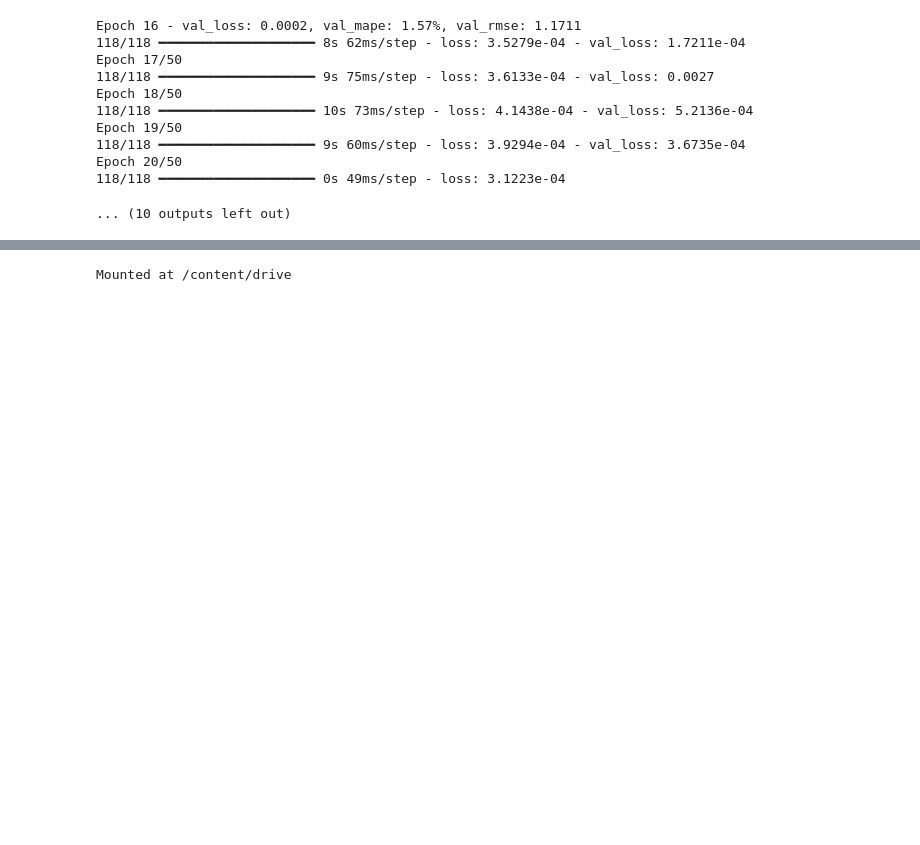
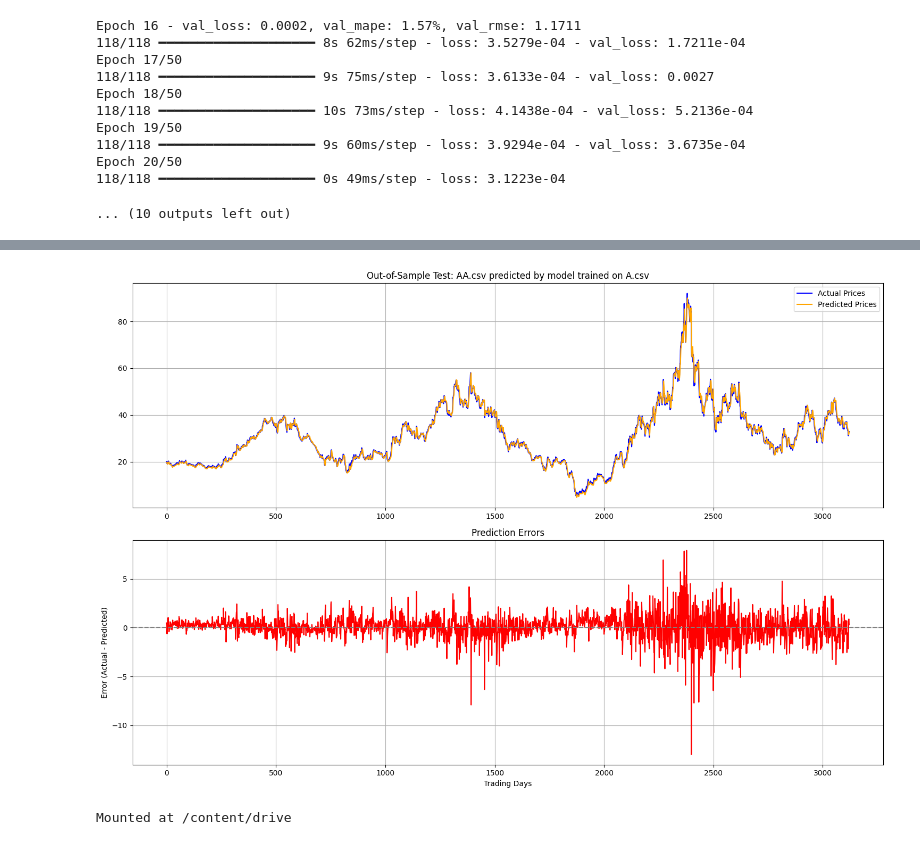
Before and after one commit to Aravindh4404/Trading_Bot, a Jupyter notebook: DIATRY1.ipynb, the cells around one changed output, grey strips where cells are left out. Drawn from its saved outputs; the diff is of its cells as text; code cells hidden in the pictures; blank space fills up the shorter version.

```diff
--- a/DIATRY1.ipynb
+++ b/DIATRY1.ipynb
@@ -729,0 +889,99 @@ Epoch 20/50
+# %%
+base_path = '/content/drive/My Drive/DIA DATASET/'
+train_path = os.path.join(base_path, 'training')
+validation_path = os.path.join(base_path, 'validation')
+test_path = os.path.join(base_path, 'testing')
+
+
+def test_on_different_stock(trained_model_stock, test_stock, base_path, train_path, validation_path, test_path):
+    """
+    Test a model trained on one stock with data from a different stock.
+
+    Parameters:
+    - trained_model_stock: Name of the stock file used for training (e.g., 'A.csv')
+    - test_stock: Name of the new stock file to test on (e.g., 'AAPL.csv')
+    - base_path, train_path, validation_path, test_path: Directory paths
+    """
+    print(f"Testing model trained on {trained_model_stock} with data from {test_stock}")
+
+    # Step 1: Load the trained model
+    model_path = os.path.join(base_path, 'debug_logs', f"{trained_model_stock.split('.')[0]}_*", 'best_model.h5')
+    model_files = glob.glob(model_path)
+
+    if not model_files:
+        print(f"No trained model found for {trained_model_stock}. Please train the model first.")
+        return
+
+    # Load the most recent model
+    model_path = sorted(model_files)[-1]
+    model = load_model(model_path)
+    print(f"Loaded model from {model_path}")
+
+    # Step 2: Load data for the new stock
+    train_df = load_data(os.path.join(train_path, test_stock))
+    val_df = load_data(os.path.join(validation_path, test_stock))
+    test_df = load_data(os.path.join(test_path, test_stock))
+
+    # Print basic info about the new stock
+    print(f"\nNew stock data summary:")
+    print(f"Training data range: {train_df['Date'].min()} to {train_df['Date'].max()} ({len(train_df)} days)")
+    print(f"Validation data range: {val_df['Date'].min()} to {val_df['Date'].max()} ({len(val_df)} days)")
+    print(f"Testing data range: {test_df['Date'].min()} to {test_df['Date'].max()} ({len(test_df)} days)")
+
+    # Step 3: Prepare data
+    # look_back = 60  # Make sure this matches your trained model's parameter
+
+    # Create a new scaler for the new stock
+    scaler = MinMaxScaler(feature_range=(0, 1))
+    look_back = 60  # Make sure this matches your trained model's parameter
+
+    # Option 1: Let prepare_data create and fit a new scaler
+    X_test, y_test, scaler = prepare_data(test_df, scaler=None, look_back=look_back)
+
+    # Step 4: Generate predictions
+    predictions = model.predict(X_test)
+    predictions = scaler.inverse_transform(predictions)
+    y_test_inv = scaler.inverse_transform(y_test.reshape(-1, 1))
+
+    # Step 5: Calculate errors
+    mae = np.mean(np.abs(y_test_inv - predictions))
+    mape = np.mean(np.abs((y_test_inv - predictions) / y_test_inv)) * 100
+    rmse = np.sqrt(np.mean(np.square(y_test_inv - predictions)))
+
+    print(f"\nPrediction Results for {test_stock} using model trained on {trained_model_stock}:")
+    print(f"Mean Absolute Error: {mae:.4f}")
+    print(f"Mean Absolute Percentage Error: {mape:.4f}%")
+    print(f"Root Mean Squared Error: {rmse:.4f}")
+
+    # Step 6: Visualize results
+    plt.figure(figsize=(15, 10))
+
+    # Plot 1: Actual vs Predicted Prices
+    plt.subplot(2, 1, 1)
+    plt.plot(y_test_inv, label='Actual Prices', color='blue')
+    plt.plot(predictions, label='Predicted Prices', color='orange')
+    plt.title(f'Out-of-Sample Test: {test_stock} predicted by model trained on {trained_model_stock}')
+    plt.legend()
+    plt.grid(True)
+
+    # Plot 2: Prediction Errors
+    plt.subplot(2, 1, 2)
+    errors = y_test_inv - predictions
+    plt.plot(errors, color='red')
+    plt.title('Prediction Errors')
+    plt.xlabel('Trading Days')
+    plt.ylabel('Error (Actual - Predicted)')
+    plt.axhline(y=0, color='grey', linestyle='--')
+    plt.grid(True)
+
+    plt.tight_layout()
+    plt.show()
+
+    return model, predictions, y_test_inv
+
+# Usage example (run this in a new cell):
+import glob  # Add this import at the top of your script
+trained_model_stock = 'A.csv'  # Stock used for training
+test_stock = 'AA.csv'  # New stock to test on
+model, predictions, actual = test_on_different_stock(trained_model_stock, test_stock, '/content/drive/My Drive/DIA TEST/', train_path, validation_path, test_path)
+# %% [output]
@@ -730,3 +1002,4 @@ Epoch 20/50
+[figure, added]
 # %%
 from google.colab import drive
 drive.mount('/content/drive')
```
Also changed, not shown: parts of 3 cells of this notebook.
